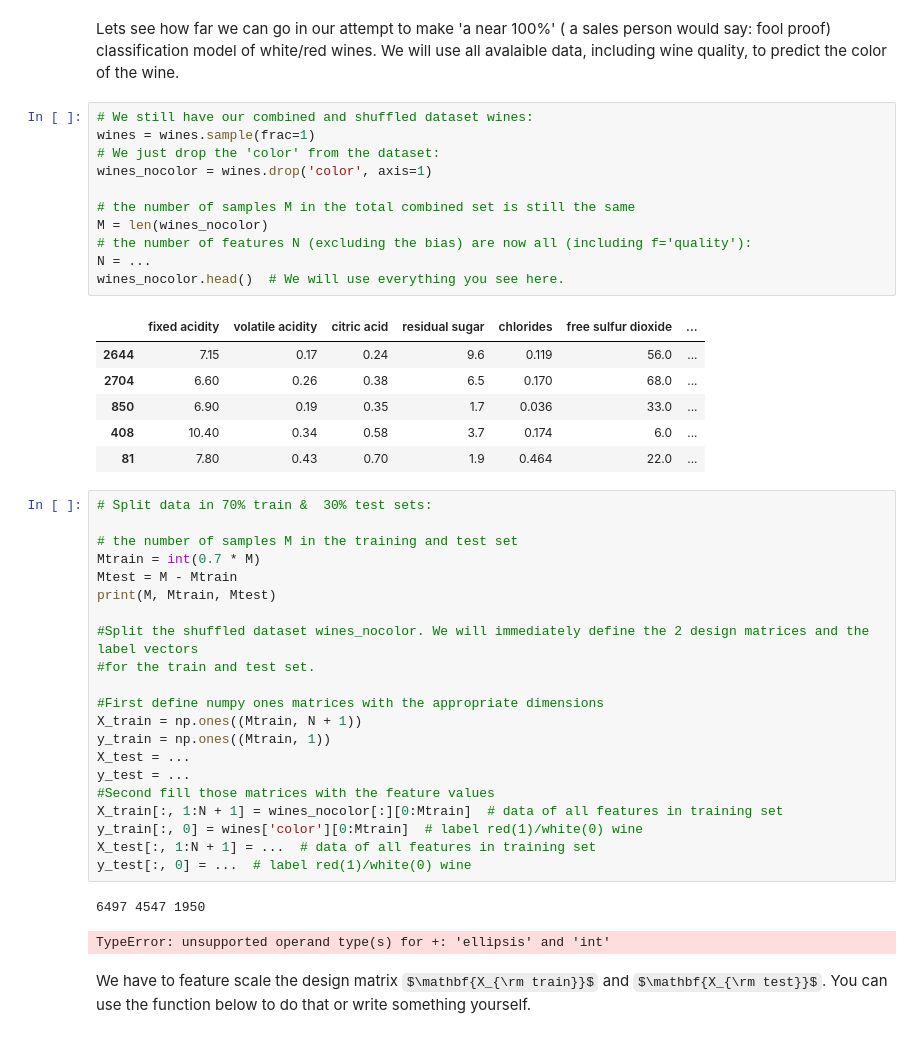
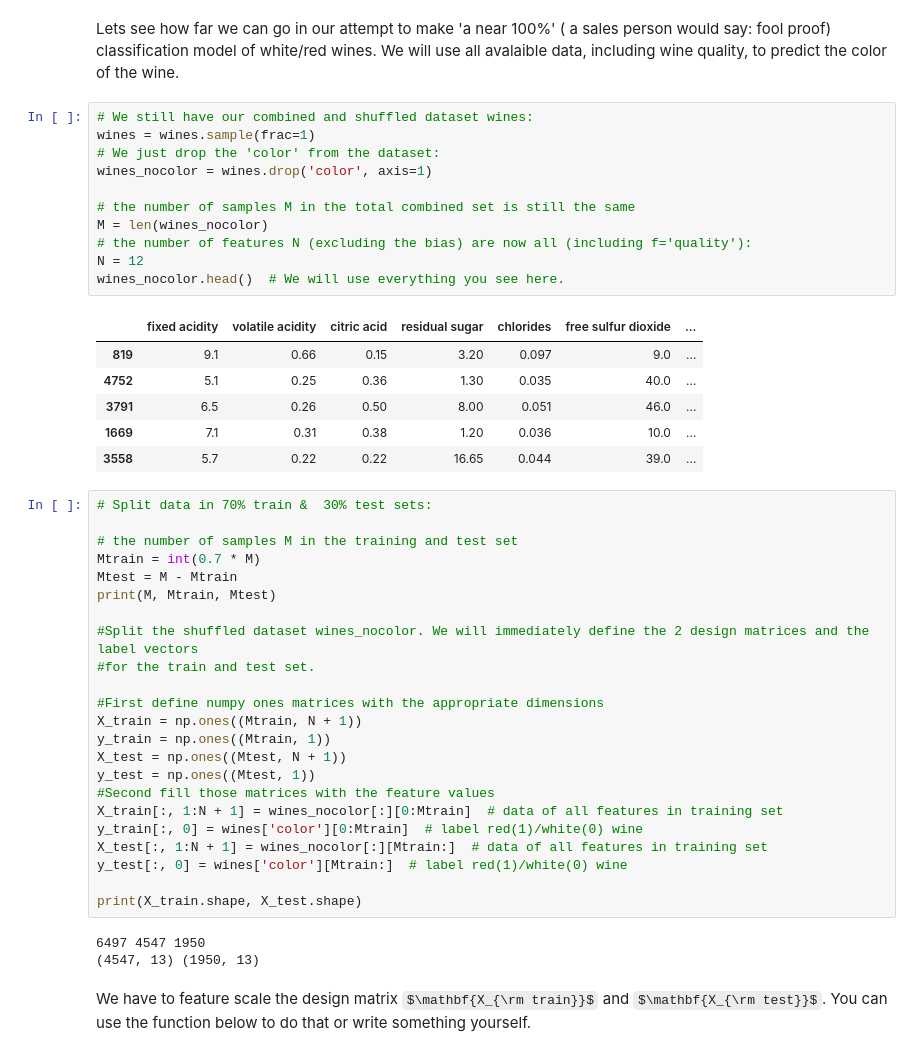
Before and after one commit to BenVigos/Machine-Learning, a Jupyter notebook: Assignment 2/log_regression_2025_student.ipynb, the cells around one changed output. Drawn from its saved outputs; the diff is of its cells as text; some formulas as TeX source.

```diff
--- a/Assignment 2/log_regression_2025_student.ipynb
+++ b/Assignment 2/log_regression_2025_student.ipynb
@@ -558,21 +558,21 @@ Lets see how far we can go in our attempt to make 'a near 100\%' ( a sales perso
 # %%
 # We still have our combined and shuffled dataset wines:
 wines = wines.sample(frac=1)
 # We just drop the 'color' from the dataset:
 wines_nocolor = wines.drop('color', axis=1)
 
 # the number of samples M in the total combined set is still the same
 M = len(wines_nocolor)
 # the number of features N (excluding the bias) are now all (including f='quality'):
-N = ...
+N = 12
 wines_nocolor.head()  # We will use everything you see here.
 # %% [output]
 |  | fixed acidity | volatile acidity | citric acid | residual sugar | chlorides | free sulfur dioxide | ... |
-| 2644 | 7.15 | 0.17 | 0.24 | 9.6 | 0.119 | 56.0 | ... |
-| 2704 | 6.60 | 0.26 | 0.38 | 6.5 | 0.170 | 68.0 | ... |
-| 850 | 6.90 | 0.19 | 0.35 | 1.7 | 0.036 | 33.0 | ... |
-| 408 | 10.40 | 0.34 | 0.58 | 3.7 | 0.174 | 6.0 | ... |
-| 81 | 7.80 | 0.43 | 0.70 | 1.9 | 0.464 | 22.0 | ... |
+| 819 | 9.1 | 0.66 | 0.15 | 3.20 | 0.097 | 9.0 | ... |
+| 4752 | 5.1 | 0.25 | 0.36 | 1.30 | 0.035 | 40.0 | ... |
+| 3791 | 6.5 | 0.26 | 0.50 | 8.00 | 0.051 | 46.0 | ... |
+| 1669 | 7.1 | 0.31 | 0.38 | 1.20 | 0.036 | 10.0 | ... |
+| 3558 | 5.7 | 0.22 | 0.22 | 16.65 | 0.044 | 39.0 | ... |
 # %%
 # Split data in 70% train &  30% test sets:
 
@@ -587,16 +587,18 @@ print(M, Mtrain, Mtest)
 #First define numpy ones matrices with the appropriate dimensions
 X_train = np.ones((Mtrain, N + 1))
 y_train = np.ones((Mtrain, 1))
-X_test = ...
-y_test = ...
+X_test = np.ones((Mtest, N + 1))
+y_test = np.ones((Mtest, 1))
 #Second fill those matrices with the feature values
 X_train[:, 1:N + 1] = wines_nocolor[:][0:Mtrain]  # data of all features in training set
 y_train[:, 0] = wines['color'][0:Mtrain]  # label red(1)/white(0) wine
-X_test[:, 1:N + 1] = ...  # data of all features in training set
-y_test[:, 0] = ...  # label red(1)/white(0) wine
+X_test[:, 1:N + 1] = wines_nocolor[:][Mtrain:]  # data of all features in training set
+y_test[:, 0] = wines['color'][Mtrain:]  # label red(1)/white(0) wine
+
+print(X_train.shape, X_test.shape)
 # %% [output]
 6497 4547 1950
+(4547, 13) (1950, 13)
-TypeError: unsupported operand type(s) for +: 'ellipsis' and 'int'
 # %% [markdown]
 We have to feature scale the design matrix $\mathbf{X_{\rm train}}$ and $\mathbf{X_{\rm test}}$. You can use the function below to do that or write something yourself.
 # %%
```
Also changed, not shown: parts of 20 cells of this notebook, 1 other file.
